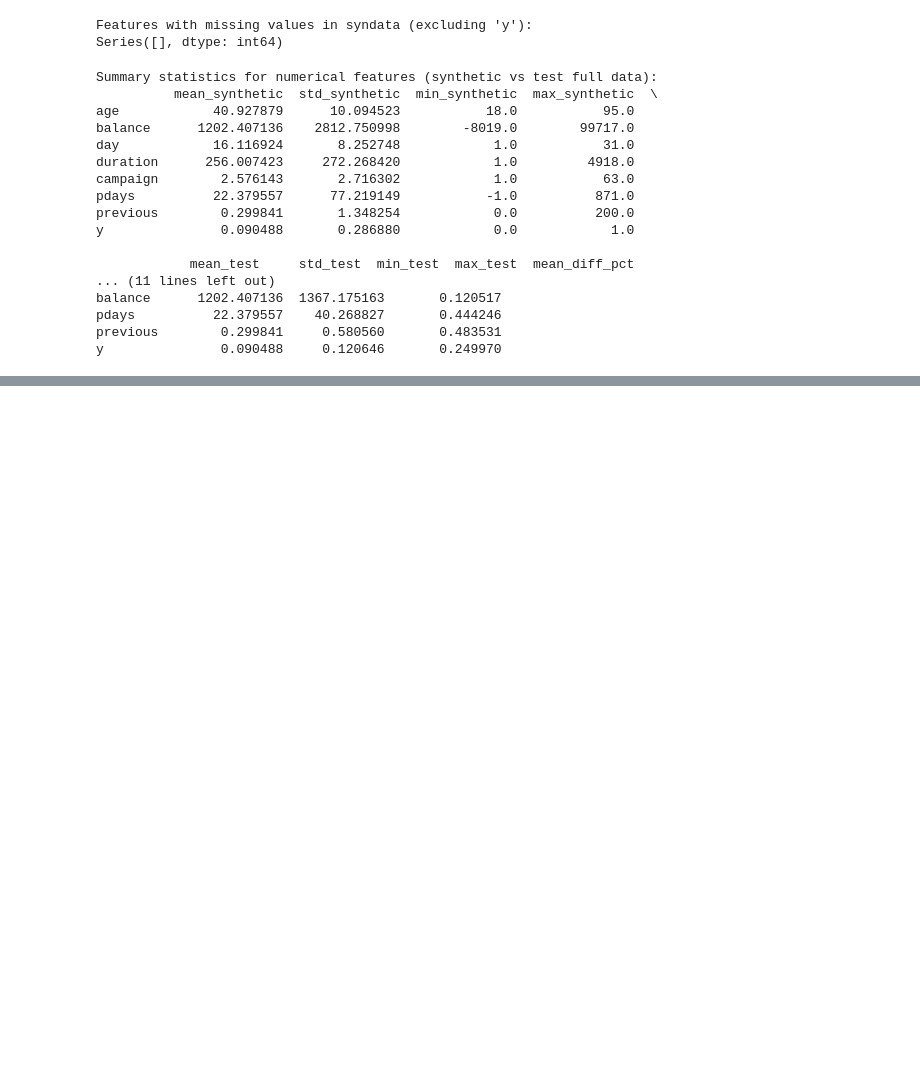
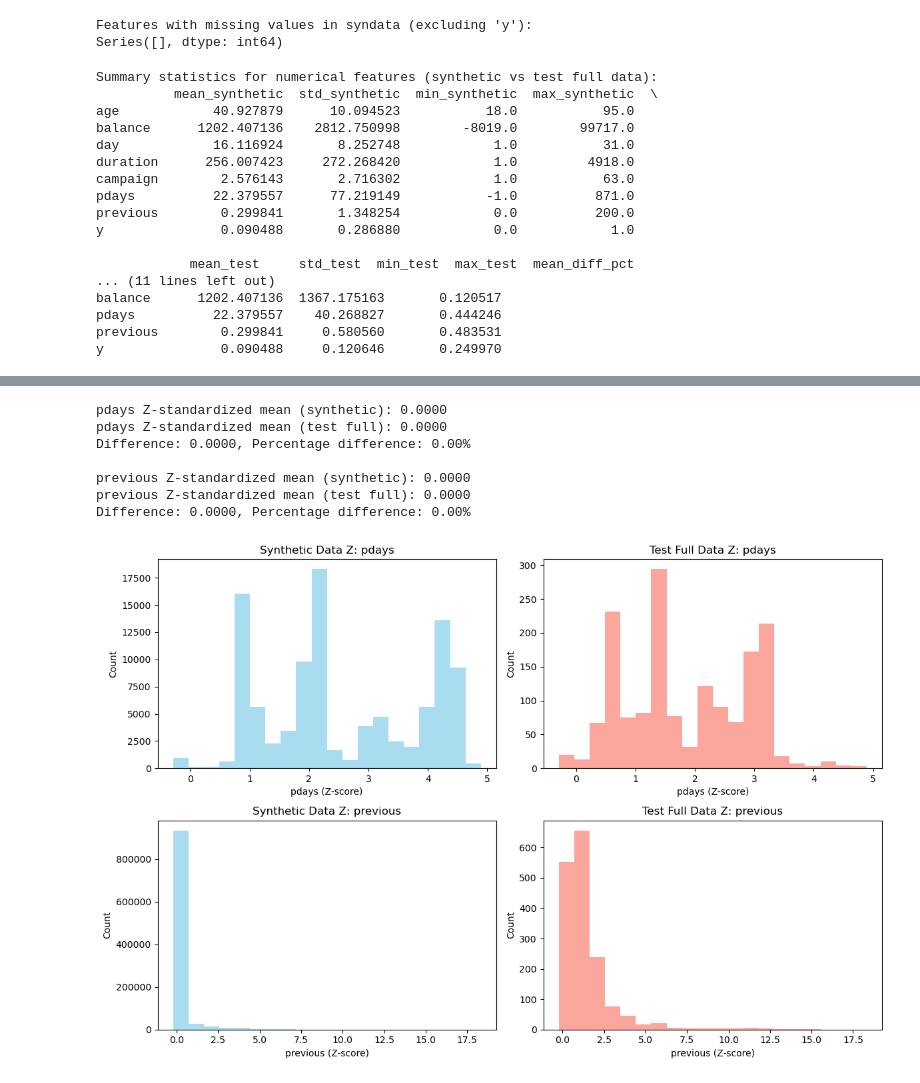
Before and after one commit to hka3rs/WSAI_IITM, a Jupyter notebook: final_project_p5s8/team_9.ipynb, the cells around one changed output, grey strips where cells are left out. Drawn from its saved outputs; the diff is of its cells as text; code cells hidden in the pictures; blank space fills up the shorter version.

Commit message:
Commit after feature engineering.

```diff
--- a/final_project_p5s8/team_9.ipynb
+++ b/final_project_p5s8/team_9.ipynb
@@ -294,0 +300,68 @@ y               0.090488     0.120646       0.249970
+# %%
+# Z-standardize 'pdays' and 'previous' in both datasets, recalculate mean differences, and replot histograms
+
+features = ['pdays', 'previous']
+limits = {'pdays': (0, 400), 'previous': (0, 25)}
+
+# Z-standardization
+for feature in features:
+    # Synthetic data
+    syn_mean = syndata[feature].mean()
+    syn_std = syndata[feature].std()
+    syndata[f'{feature}_z'] = (syndata[feature] - syn_mean) / syn_std
+
+    # Test full data
+    test_mean = test_fulldata[feature].mean()
+    test_std = test_fulldata[feature].std()
+    test_fulldata[f'{feature}_z'] = (test_fulldata[feature] - test_mean) / test_std
+
+    # Print mean and percentage difference after standardization
+    syn_z_mean = syndata[f'{feature}_z'].mean()
+    test_z_mean = test_fulldata[f'{feature}_z'].mean()
+    mean_diff = syn_z_mean - test_z_mean
+    pct_diff = 100 * abs(mean_diff) / (abs(test_z_mean) + 1e-9)
+    print(f"{feature} Z-standardized mean (synthetic): {syn_z_mean:.4f}")
+    print(f"{feature} Z-standardized mean (test full): {test_z_mean:.4f}")
+    print(f"Difference: {mean_diff:.4f}, Percentage difference: {pct_diff:.2f}%\n")
+
+# Plot histograms for Z-standardized features
+fig, axes = plt.subplots(2, 2, figsize=(12, 8))
+for i, feature in enumerate(features):
+    # Transform limits to Z-scale using synthetic data stats
+    min_z = (limits[feature][0] - syndata[feature].mean()) / syndata[feature].std()
+    max_z = (limits[feature][1] - syndata[feature].mean()) / syndata[feature].std()
+    bins = 20
+
+    axes[i, 0].hist(
+        syndata[f'{feature}_z'].dropna(),
+        bins=bins,
+        range=(min_z, max_z),
+        color='skyblue',
+        alpha=0.7
+    )
+    axes[i, 0].set_title(f"Synthetic Data Z: {feature}")
+    axes[i, 0].set_xlabel(f"{feature} (Z-score)")
+    axes[i, 0].set_ylabel("Count")
+
+    axes[i, 1].hist(
+        test_fulldata[f'{feature}_z'].dropna(),
+        bins=bins,
+        range=(min_z, max_z),
+        color='salmon',
+        alpha=0.7
+    )
+    axes[i, 1].set_title(f"Test Full Data Z: {feature}")
+    axes[i, 1].set_xlabel(f"{feature} (Z-score)")
+    axes[i, 1].set_ylabel("Count")
+
+plt.tight_layout()
+plt.show()
+# %% [output]
+pdays Z-standardized mean (synthetic): 0.0000
+pdays Z-standardized mean (test full): 0.0000
+Difference: 0.0000, Percentage difference: 0.00%
+
+previous Z-standardized mean (synthetic): 0.0000
+previous Z-standardized mean (test full): 0.0000
+Difference: 0.0000, Percentage difference: 0.00%
+[figure, added]
```
Also changed, not shown: parts of 11 cells of this notebook.
